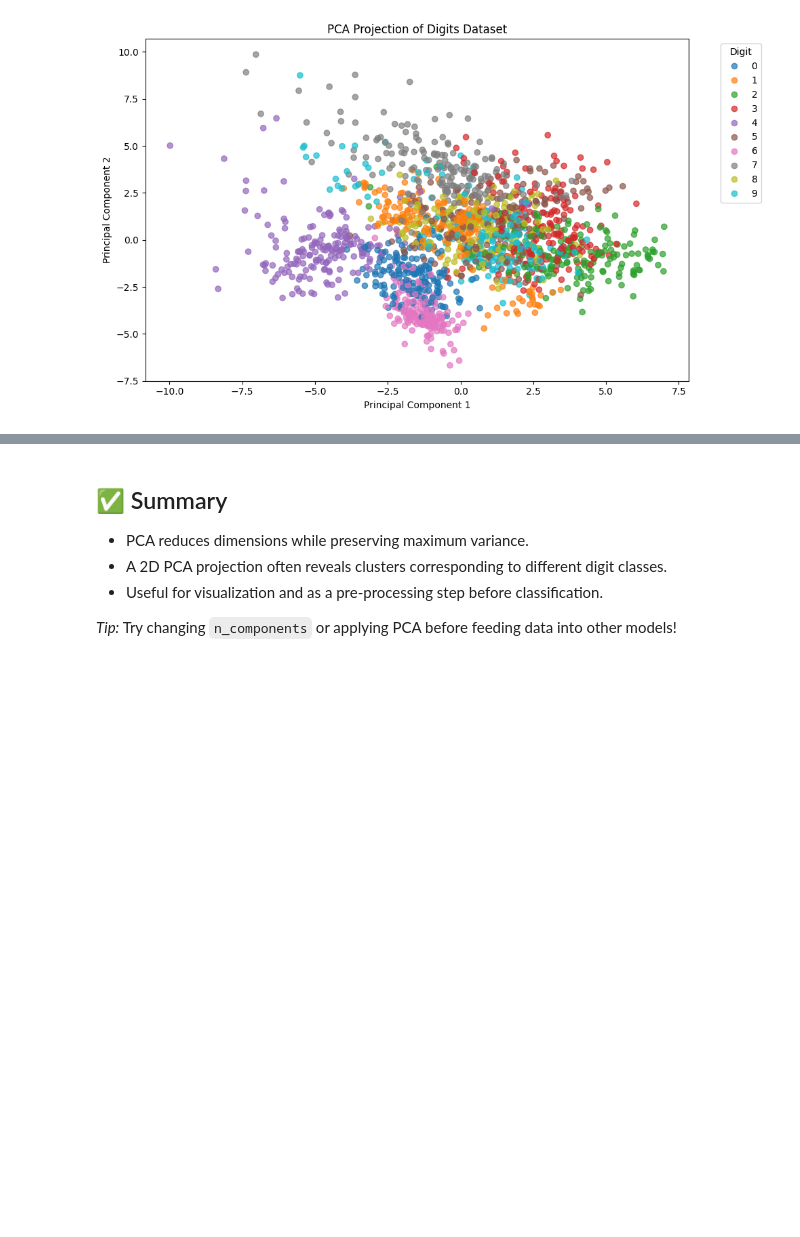
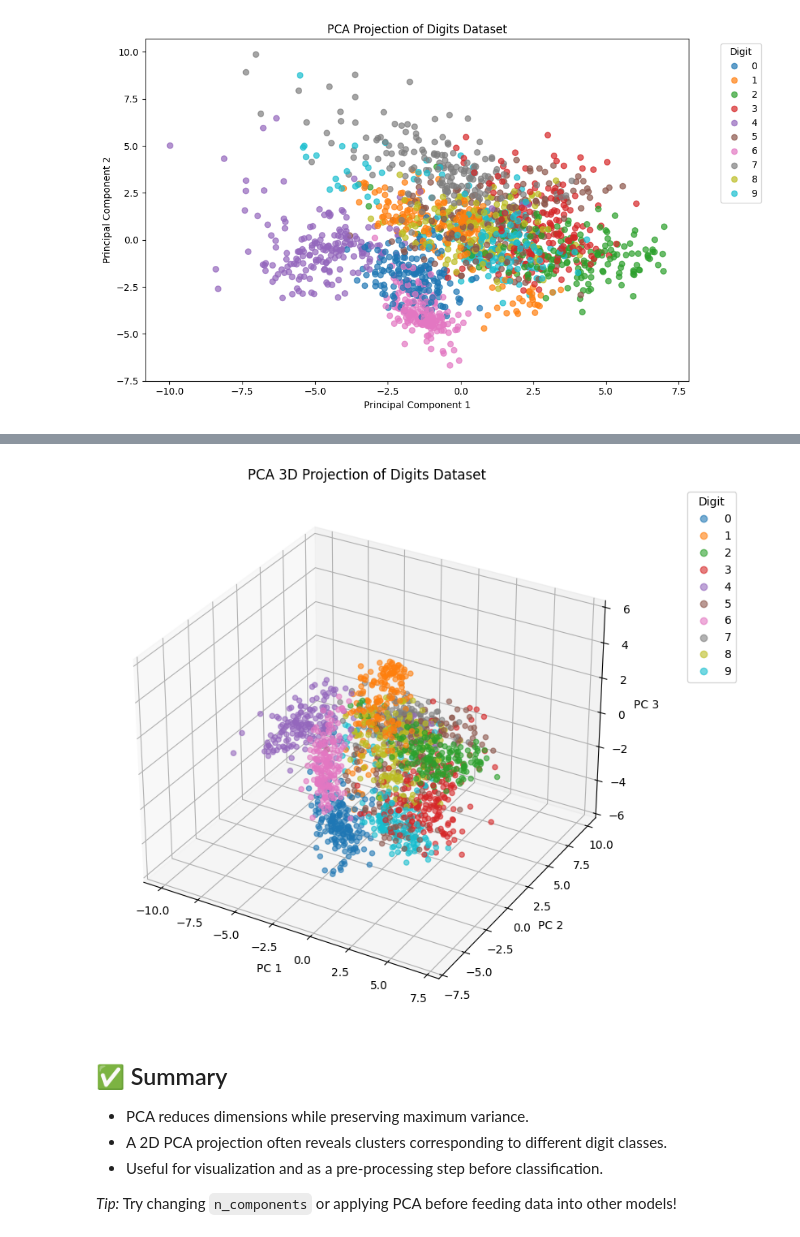
Before and after one commit to Shadabur-Rahaman/30-days-ml-projects, a Jupyter notebook: Day_16_PCA_Dimensionality_Reduction_Cleaned/notebooks/Day_16_PCA_Dimensionality_Reduction_Cleaned.ipynb, the cells around one changed output, grey strips where cells are left out. Saved outputs shown, nothing was run; the diff lists cells and outputs as text; code cells hidden in the pictures; blank space fills up the shorter version.

```diff
--- a/Day_16_PCA_Dimensionality_Reduction_Cleaned/notebooks/Day_16_PCA_Dimensionality_Reduction_Cleaned.ipynb
+++ b/Day_16_PCA_Dimensionality_Reduction_Cleaned/notebooks/Day_16_PCA_Dimensionality_Reduction_Cleaned.ipynb
@@ -62,3 +96,18 @@ plt.show()
+# %%
+# 🔺 3D PCA Visualization
+fig = plt.figure(figsize=(10, 7))
+ax = fig.add_subplot(111, projection='3d')
+scatter = ax.scatter(X_pca_3d[:, 0], X_pca_3d[:, 1], X_pca_3d[:, 2], c=y, cmap='tab10', alpha=0.6)
+ax.set_xlabel('PC 1')
+ax.set_ylabel('PC 2')
+ax.set_zlabel('PC 3')
+plt.title('PCA 3D Projection of Digits Dataset')
+plt.legend(*scatter.legend_elements(), title="Digit", bbox_to_anchor=(1.1, 1), loc='upper left')
+plt.tight_layout()
+plt.savefig("pca_3d_projection.png")
+plt.show()
+# %% [output]
+[figure, added]
 # %% [markdown]
 ## ✅ Summary
 
```
Also changed, not shown: parts of 5 cells of this notebook.
